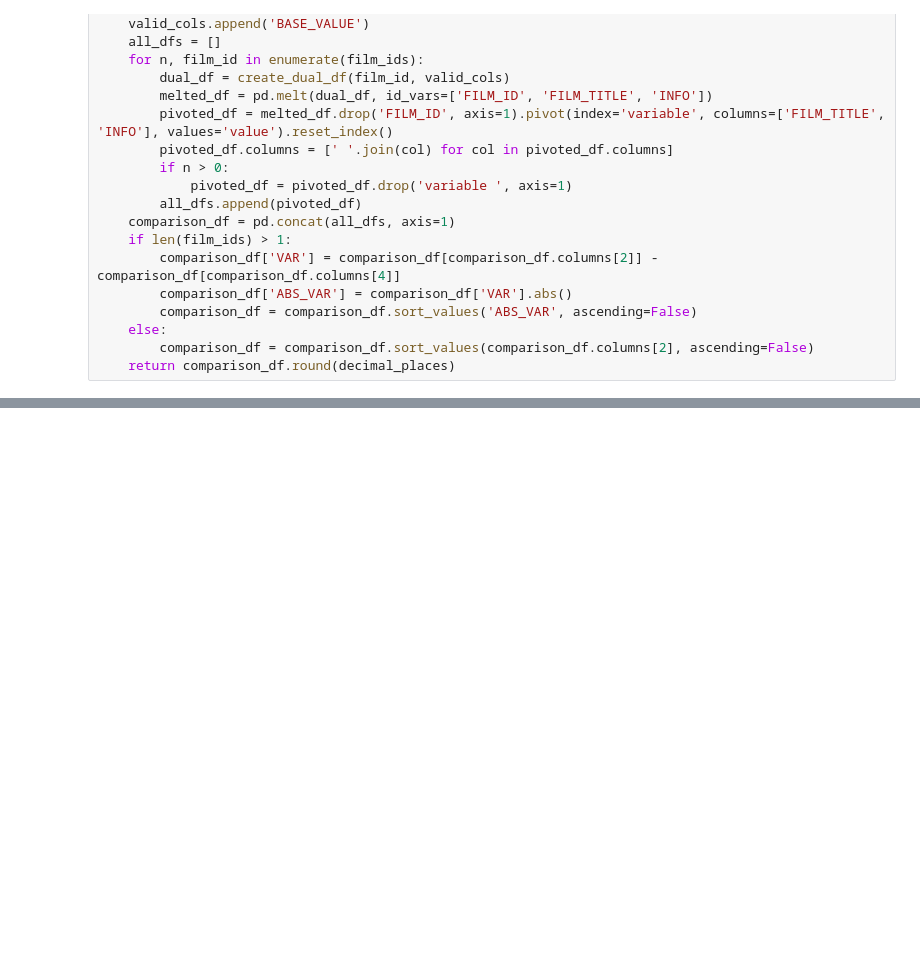
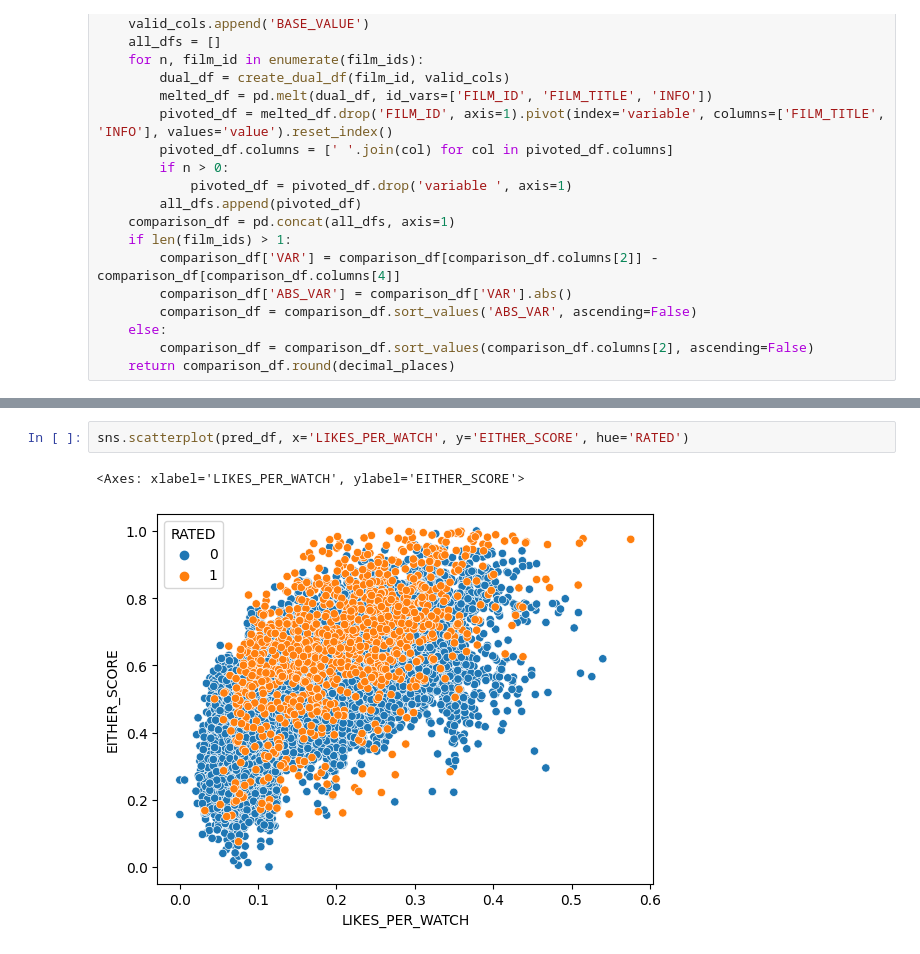
Before and after one commit to TD1138/letterboxd-app, a Jupyter notebook: lib/notebooks/AlgoDebugging.ipynb, the cells around one changed output, grey strips where cells are left out. Cells and saved outputs as stored; diff of their text form; blank space fills up the shorter version.

```diff
--- a/lib/notebooks/AlgoDebugging.ipynb
+++ b/lib/notebooks/AlgoDebugging.ipynb
@@ -156,0 +137,5 @@ sns.scatterplot(pred_df, x='FILM_RATING', y='EITHER_SCORE', hue='RATED')
+# %%
+sns.scatterplot(pred_df, x='LIKES_PER_WATCH', y='EITHER_SCORE', hue='RATED')
+# %% [output]
+<Axes: xlabel='LIKES_PER_WATCH', ylabel='EITHER_SCORE'>
+[figure, added]
```
Also changed, not shown: parts of 19 cells of this notebook.
